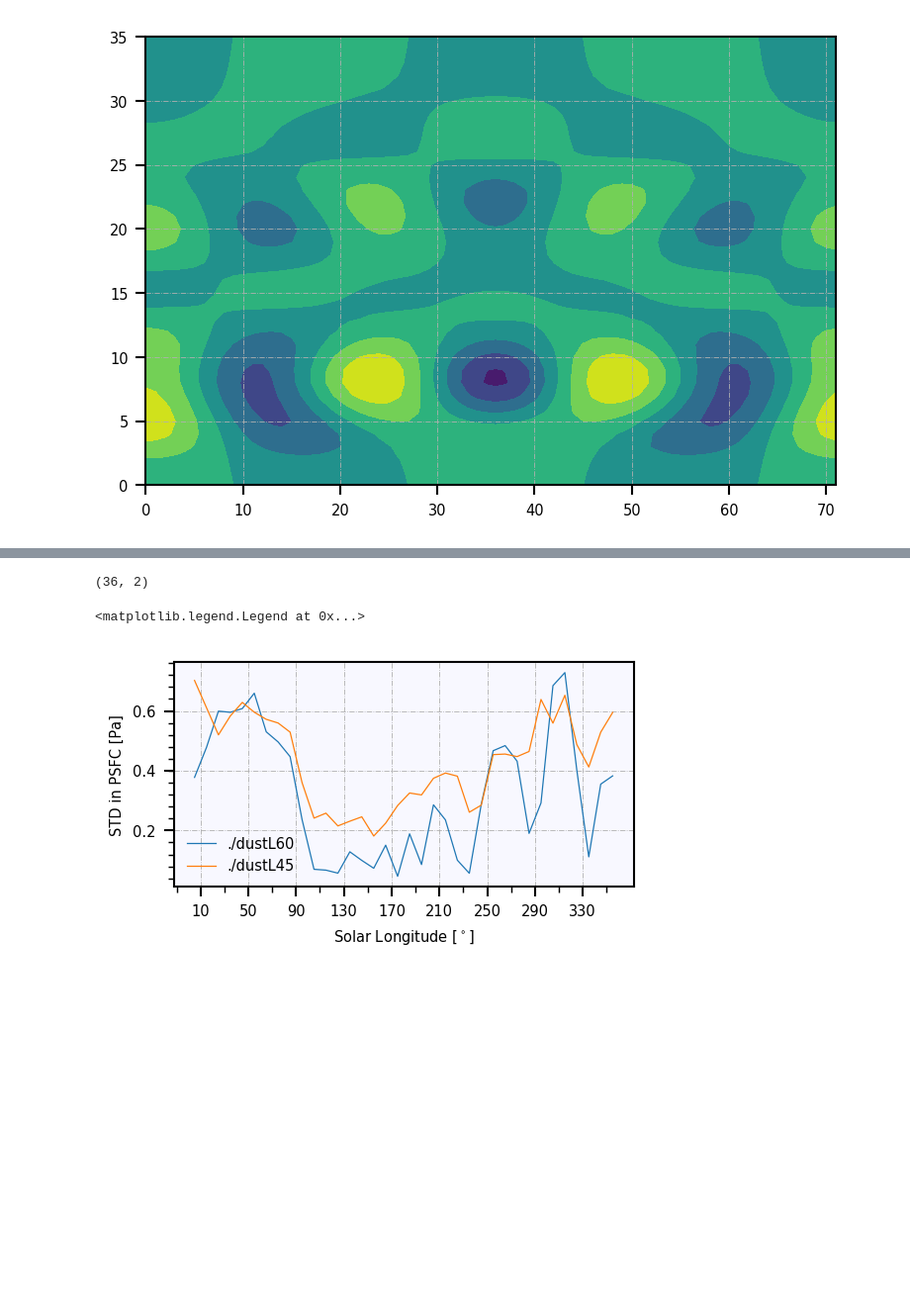
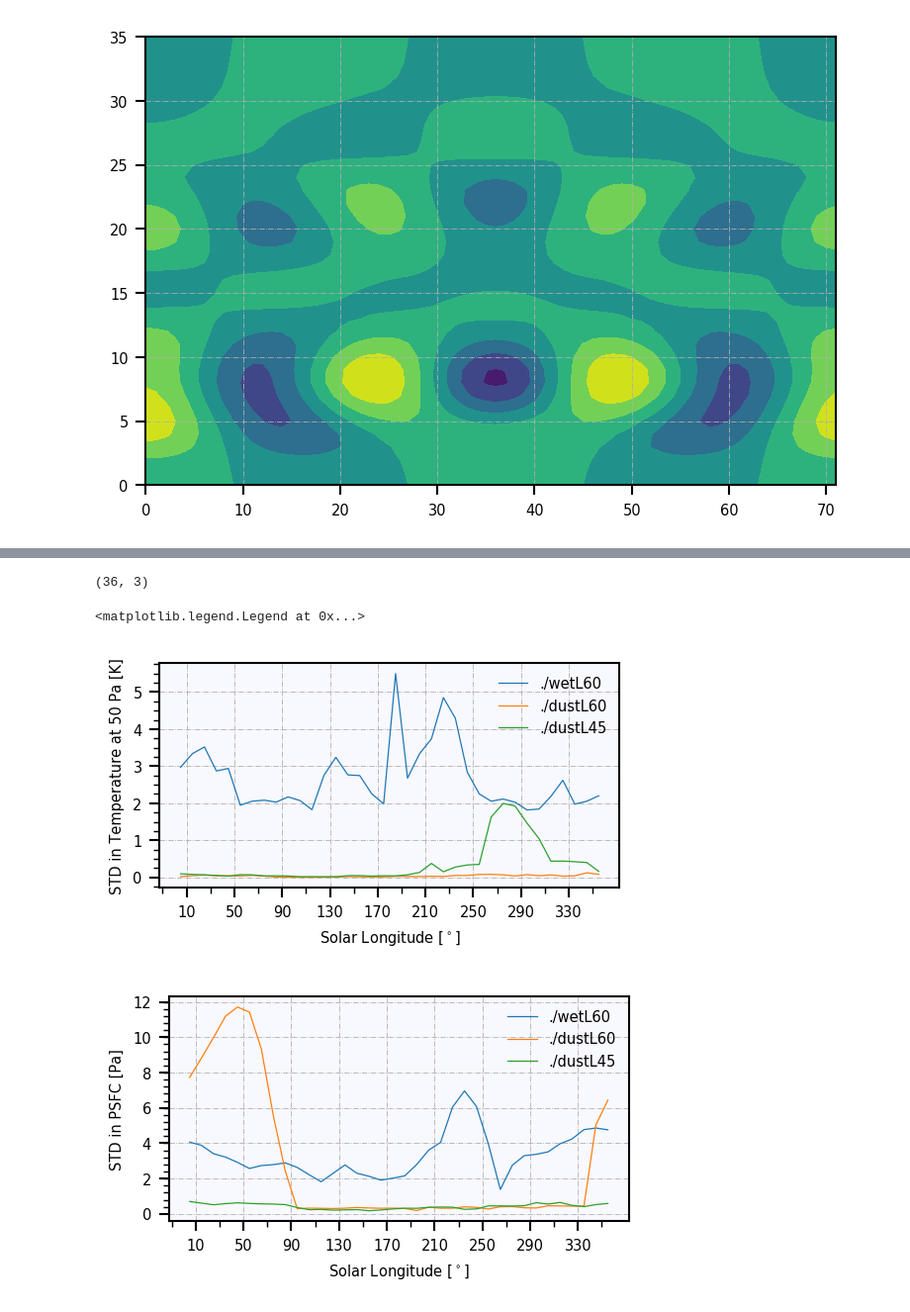
Before and after one commit to sokvisal/marswrf, a Jupyter notebook: model_comparison.ipynb, the cells around one changed output, grey strips where cells are left out. Shown: that part at 99% size. Saved outputs shown, nothing was run; the diff lists cells and outputs as text; code cells hidden in the pictures; blank space fills up the shorter version.

```diff
--- a/model_comparison.ipynb
+++ b/model_comparison.ipynb
@@ -140,7 +140,9 @@ legend()
 # %%
-filedir = './dust_pert_test.nc'
+filedir = './dustL60_test.nc'
 data = Dataset(filedir,'r')
-lsdustp = data.variables['LS'][:]#[:1931-593]
+lsdustL60 = data.variables['LS'][:]
+psfcdustL60 = data.variables['PSFC'][:]
+tdustL60 = data.variables['T'][:]
 
 filedir = './dust_test.nc'
 data = Dataset(filedir,'r')
@@ -174,51 +176,60 @@ def find_idx_period(ls, period, i, data):
             tmp.append(np.mean(data[idx[0:idx_year[j]+1]]))
         if j == idx_year.size-1:
             tmp.append(np.mean(data[idx[idx_year[j]+1:]]))
         else:
             tmp.append(np.mean(data[idx[idx_year[j]+1:idx_year[j+1]+1]]))
     tmp = np.array(tmp)
     return np.std(tmp)
 
 period = 10
 ndata = int(360/period)
-vart = np.zeros((ndata,2)) # shape depending on the period
-varp = np.zeros((ndata,2)) # shape depending on the period
+vart = np.zeros((ndata,3)) # shape depending on the period
+varp = np.zeros((ndata,3)) # shape depending on the period
 
 for i in tqdm(np.arange(ndata)):
     test = find_idx_period(lsdust, period, i, psfcdust)
-    test2 = find_idx_period(lsdustp, period, i, psfcdustp)
-    varp[i] = [test,test2]
+    test2 = find_idx_period(lsdustL60, period, i, psfcdustL60)
+    test3 = find_idx_period(ls, period, i, psfcwet)
+    varp[i] = [test,test2,test3]
+
+    test = find_idx_period(lsdust, period, i, tdust)
+    test2 = find_idx_period(lsdustL60, period, i, tdustL60)
+    test3 = find_idx_period(ls, period, i, twet)
+    vart[i] = [test,test2,test3]
 
 print (varp.shape)
-
-# fig, ax = plt.subplots(figsize=(4,2))
-# major_ticks = np.arange(10,370,40)
-# xaxis = np.arange(5,365,period)
-# plot(xaxis,vart[:,1], label='./dustL60')
-# plot(xaxis, vart[:,0], label='./dustL45')
-# xticks(major_ticks)
-# ylabel('STD in Temperature at 50 Pa [K]')
-# xlabel('Solar Longitude [$^\circ$]')
-# ax.xaxis.set_minor_locator(AutoMinorLocator(2))
-# ax.yaxis.set_minor_locator(AutoMinorLocator(4))
-# # ax.grid(True, which='both')
-# legend()
 
 fig, ax = plt.subplots(figsize=(4,2))
 major_ticks = np.arange(10,370,40)
 xaxis = np.arange(5,365,period)
+plot(xaxis,vart[:,2], label='./wetL60')
+plot(xaxis,vart[:,1], label='./dustL60')
+plot(xaxis, vart[:,0], label='./dustL45')
+xticks(major_ticks)
+ylabel('STD in Temperature at 50 Pa [K]')
+xlabel('Solar Longitude [$^\circ$]')
+ax.xaxis.set_minor_locator(AutoMinorLocator(2))
+ax.yaxis.set_minor_locator(AutoMinorLocator(4))
+# ax.grid(True, which='both')
+legend()
+
+fig, ax = plt.subplots(figsize=(4,2))
+major_ticks = np.arange(10,370,40)
+xaxis = np.arange(5,365,period)
+plot(xaxis,varp[:,2], label='./wetL60')
 plot(xaxis,varp[:,1], label='./dustL60')
 plot(xaxis, varp[:,0], label='./dustL45')
 xticks(major_ticks)
 ylabel('STD in PSFC [Pa]')
 xlabel('Solar Longitude [$^\circ$]')
 ax.xaxis.set_minor_locator(AutoMinorLocator(2))
 ax.yaxis.set_minor_locator(AutoMinorLocator(5))
 # ax.grid(True, which='both')
 legend()
 # %% [output]
-(36, 2)
+(36, 3)
 <matplotlib.legend.Legend at 0x...>
-[figure, old version]
+[figure, new version]
+[figure, added]
 # %%
 idx[0].reshape((10,40))
```
Also changed, not shown: parts of 1 cell of this notebook.
